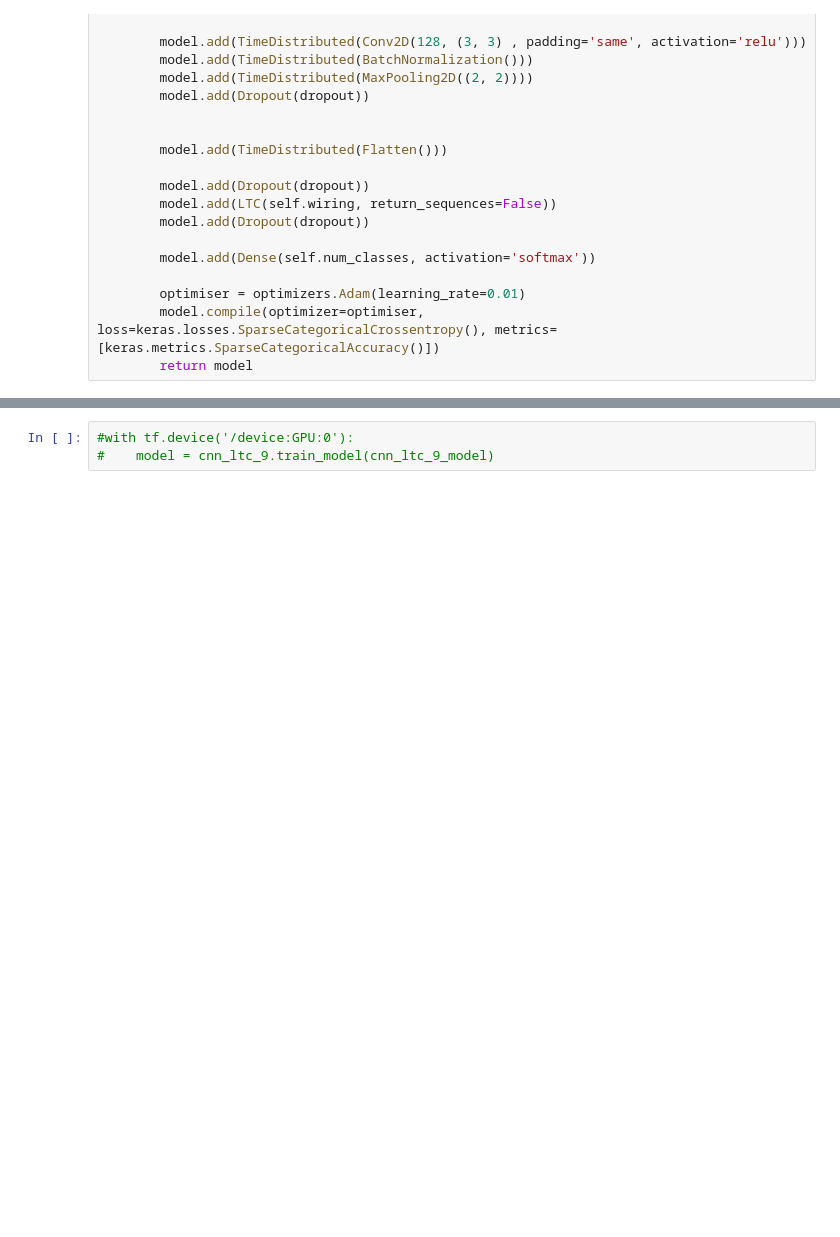
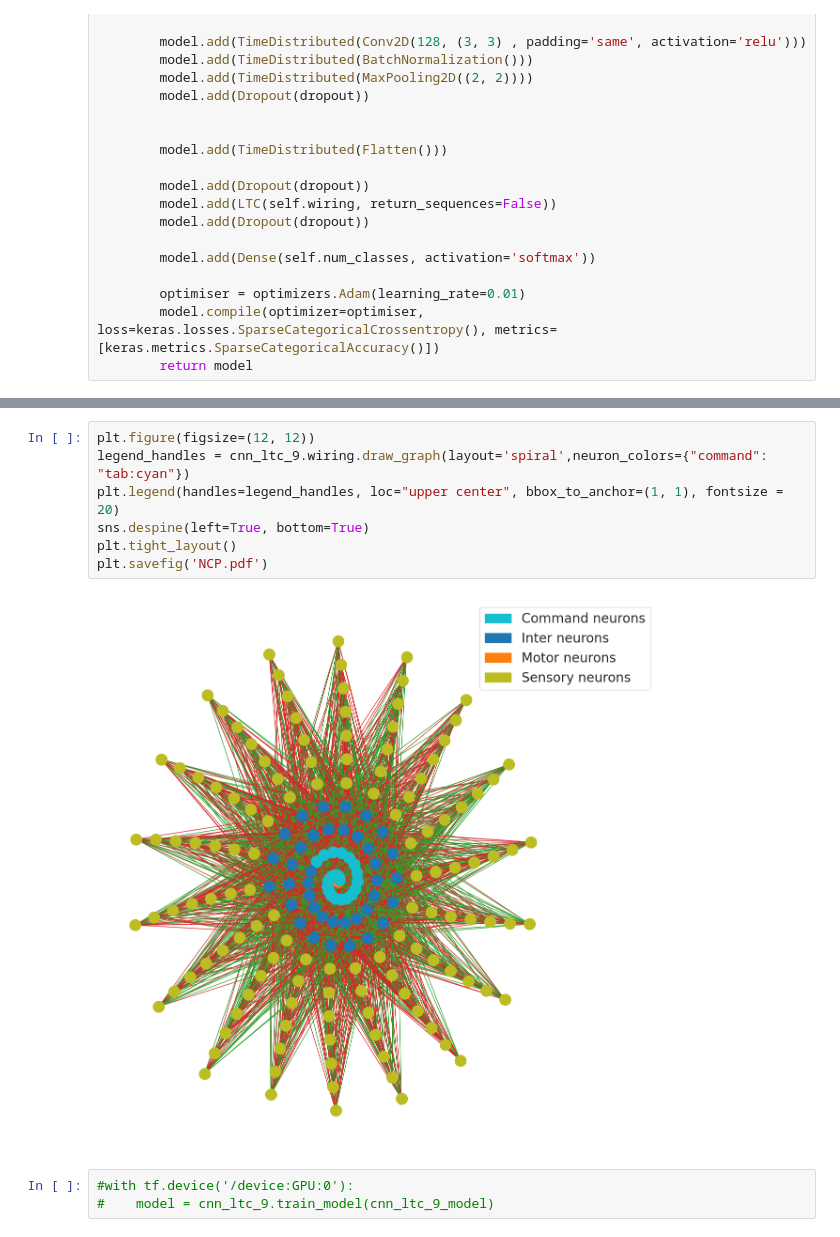
Before and after one commit to hellcatCS/LTC_3D_image_classification, a Jupyter notebook: LTC_model_and_experiments.ipynb, the cells around one changed output, grey strips where cells are left out. Cells and saved outputs as stored; diff of their text form; blank space fills up the shorter version.

```diff
--- a/LTC_model_and_experiments.ipynb
+++ b/LTC_model_and_experiments.ipynb
@@ -2307,3 +2308,12 @@ _________________________________________________________________
+# %%
+plt.figure(figsize=(12, 12))
+legend_handles = cnn_ltc_9.wiring.draw_graph(layout='spiral',neuron_colors={"command": "tab:cyan"})
+plt.legend(handles=legend_handles, loc="upper center", bbox_to_anchor=(1, 1), fontsize = 20)
+sns.despine(left=True, bottom=True)
+plt.tight_layout()
+plt.savefig('NCP.pdf')
+# %% [output]
+[figure, added]
 # %%
 #with tf.device('/device:GPU:0'):
 #    model = cnn_ltc_9.train_model(cnn_ltc_9_model)
```
Also changed, not shown: parts of 1 cell of this notebook, 1 other file.
